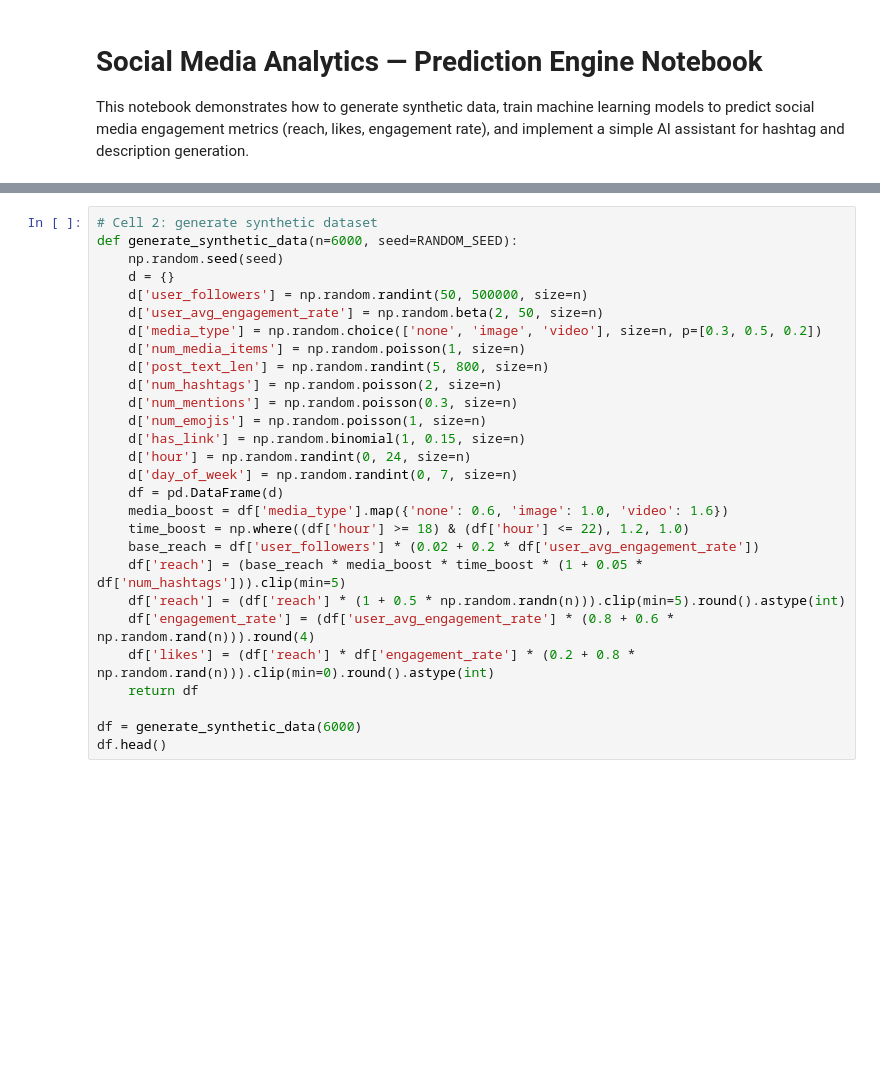
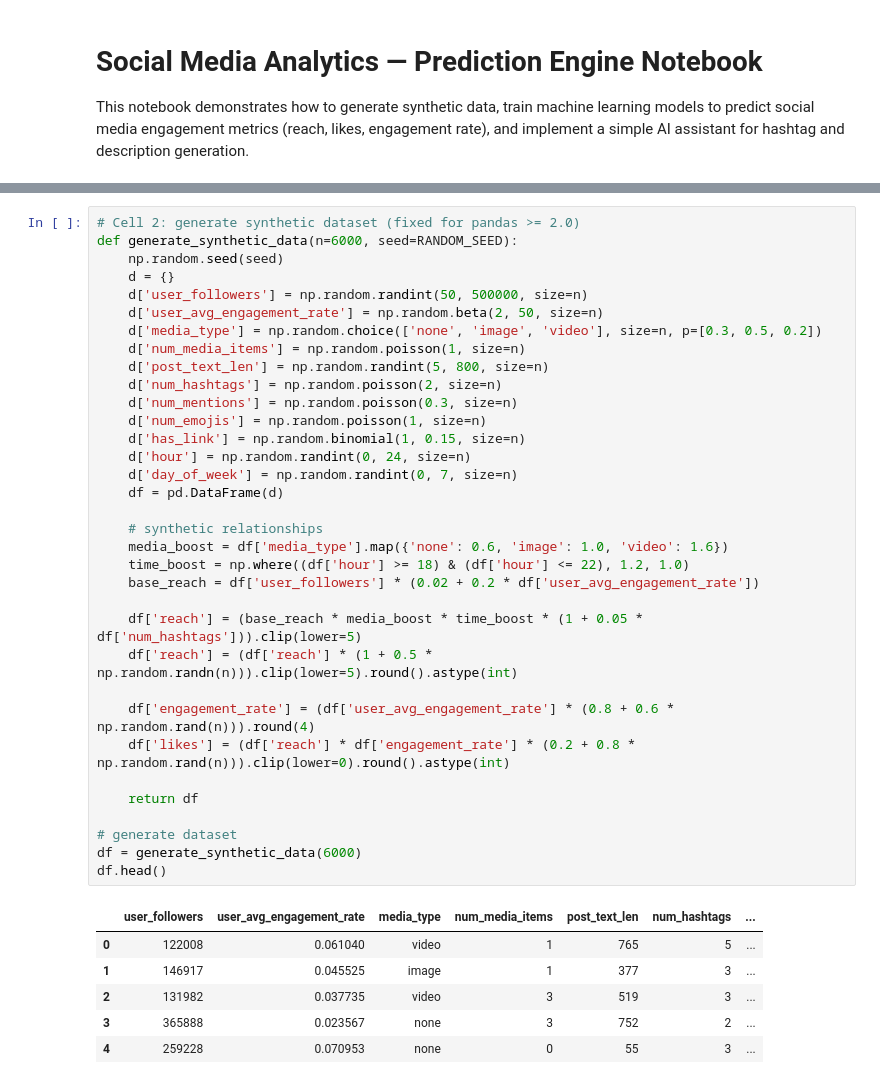
Before and after one commit to azam123/SocialMediaAnalytics, a Jupyter notebook: social_media_analytics_prediction_engine.ipynb, the cells around one changed output, grey strips where cells are left out. Saved outputs shown, nothing was run; the diff lists cells and outputs as text; blank space fills up the shorter version.

```diff
--- a/social_media_analytics_prediction_engine.ipynb
+++ b/social_media_analytics_prediction_engine.ipynb
@@ -26,31 +30,44 @@ print("Imports ready.")
 # %%
-# Cell 2: generate synthetic dataset
+# Cell 2: generate synthetic dataset (fixed for pandas >= 2.0)
 def generate_synthetic_data(n=6000, seed=RANDOM_SEED):
     np.random.seed(seed)
     d = {}
     d['user_followers'] = np.random.randint(50, 500000, size=n)
     d['user_avg_engagement_rate'] = np.random.beta(2, 50, size=n)
     d['media_type'] = np.random.choice(['none', 'image', 'video'], size=n, p=[0.3, 0.5, 0.2])
     d['num_media_items'] = np.random.poisson(1, size=n)
     d['post_text_len'] = np.random.randint(5, 800, size=n)
     d['num_hashtags'] = np.random.poisson(2, size=n)
     d['num_mentions'] = np.random.poisson(0.3, size=n)
     d['num_emojis'] = np.random.poisson(1, size=n)
     d['has_link'] = np.random.binomial(1, 0.15, size=n)
     d['hour'] = np.random.randint(0, 24, size=n)
     d['day_of_week'] = np.random.randint(0, 7, size=n)
     df = pd.DataFrame(d)
+
+    # synthetic relationships
     media_boost = df['media_type'].map({'none': 0.6, 'image': 1.0, 'video': 1.6})
     time_boost = np.where((df['hour'] >= 18) & (df['hour'] <= 22), 1.2, 1.0)
     base_reach = df['user_followers'] * (0.02 + 0.2 * df['user_avg_engagement_rate'])
-    df['reach'] = (base_reach * media_boost * time_boost * (1 + 0.05 * df['num_hashtags'])).clip(min=5)
-    df['reach'] = (df['reach'] * (1 + 0.5 * np.random.randn(n))).clip(min=5).round().astype(int)
+
+    df['reach'] = (base_reach * media_boost * time_boost * (1 + 0.05 * df['num_hashtags'])).clip(lower=5)
+    df['reach'] = (df['reach'] * (1 + 0.5 * np.random.randn(n))).clip(lower=5).round().astype(int)
+
     df['engagement_rate'] = (df['user_avg_engagement_rate'] * (0.8 + 0.6 * np.random.rand(n))).round(4)
-    df['likes'] = (df['reach'] * df['engagement_rate'] * (0.2 + 0.8 * np.random.rand(n))).clip(min=0).round().astype(int)
+    df['likes'] = (df['reach'] * df['engagement_rate'] * (0.2 + 0.8 * np.random.rand(n))).clip(lower=0).round().astype(int)
+
     return df
 
+# generate dataset
 df = generate_synthetic_data(6000)
 df.head()
+# %% [output]
+|  | user_followers | user_avg_engagement_rate | media_type | num_media_items | post_text_len | num_hashtags | ... |
+| 0 | 122008 | 0.061040 | video | 1 | 765 | 5 | ... |
+| 1 | 146917 | 0.045525 | image | 1 | 377 | 3 | ... |
+| 2 | 131982 | 0.037735 | video | 3 | 519 | 3 | ... |
+| 3 | 365888 | 0.023567 | none | 3 | 752 | 2 | ... |
+| 4 | 259228 | 0.070953 | none | 0 | 55 | 3 | ... |
 # %%
 # Cell 3: Feature engineering
 df_feat = df.copy()
```
Also changed, not shown: parts of 6 cells of this notebook.
